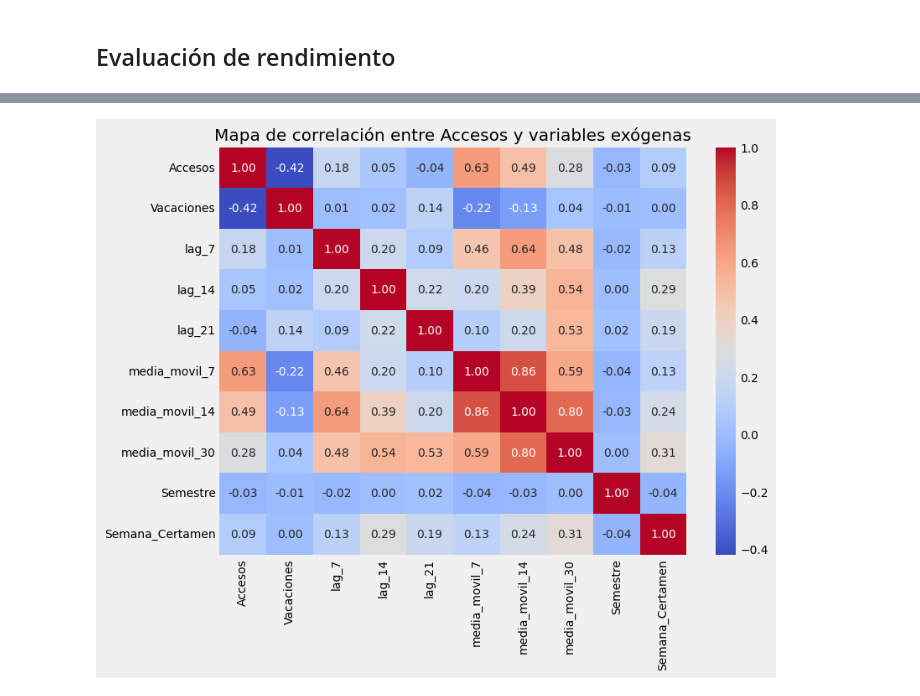
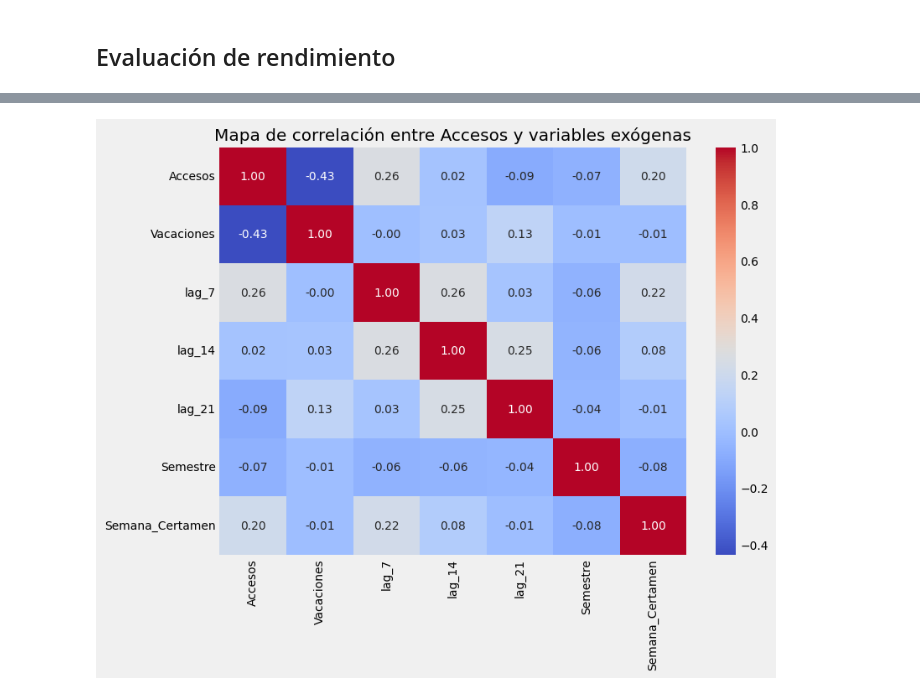
Before and after one commit to BrendanRubilar/IA_Library_Proyect, a Jupyter notebook: LibraryUseXGB.ipynb, the cells around one changed output, grey strips where cells are left out. Cells and saved outputs as stored; diff of their text form; code cells hidden in the pictures.

```diff
--- a/LibraryUseXGB.ipynb
+++ b/LibraryUseXGB.ipynb
@@ -51,7 +51,7 @@ def smape(y_true, y_pred):
 # %% [markdown]
 ## Lectura del dataset
 # %%
-daily_counts_full = pd.read_excel("Datasets/accesos_duplicados1.xlsx")
+daily_counts_full = pd.read_excel("Datasets/daily_counts_full.xlsx")
 # %%
 # Rellenar NaN con 0 en las columnas numéricas
 for col in ['Accesos']:
@@ -337,20 +430,20 @@ Error Porcentual Absoluto Medio (SMAPE): 68.33%
 # %%
 import seaborn as sns
 import matplotlib.pyplot as plt
 
 # Selecciona solo las columnas numéricas relevantes
-corr_df = daily_counts_full[['Accesos', 'Vacaciones', 'lag_7', 'lag_14', 'lag_21', 'media_movil_7','media_movil_14','media_movil_30', 'Semestre', 'Semana_Certamen']].copy()
+corr_df = daily_counts_full[['Accesos', 'Vacaciones', 'lag_7', 'lag_14', 'lag_21', 'Semestre', 'Semana_Certamen']].copy()
 
 # Calcula la matriz de correlación
 corr_matrix = corr_df.corr()
 
 # Mapa de calor
 plt.figure(figsize=(8, 6))
 sns.heatmap(corr_matrix, annot=True, cmap='coolwarm', fmt=".2f")
 plt.title('Mapa de correlación entre Accesos y variables exógenas')
 plt.show()
 # %% [output]
-[figure, old version]
+[figure, new version]
 # %%
 import matplotlib.pyplot as plt
 
```
Also changed, not shown: parts of 12 cells of this notebook.
